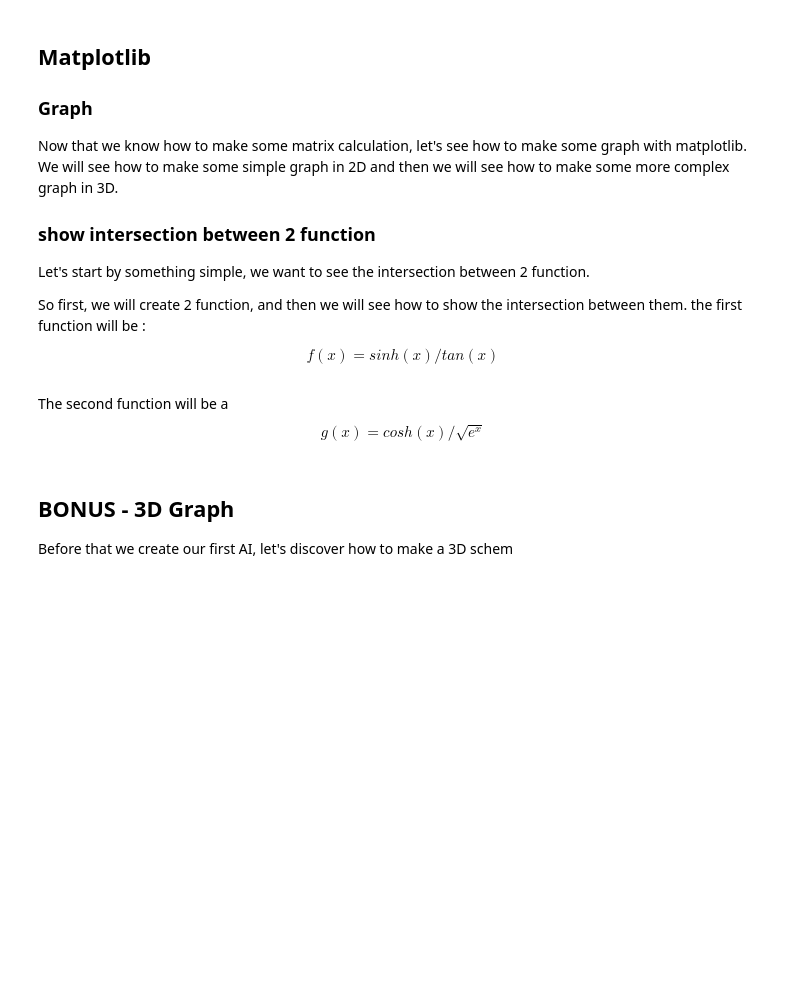
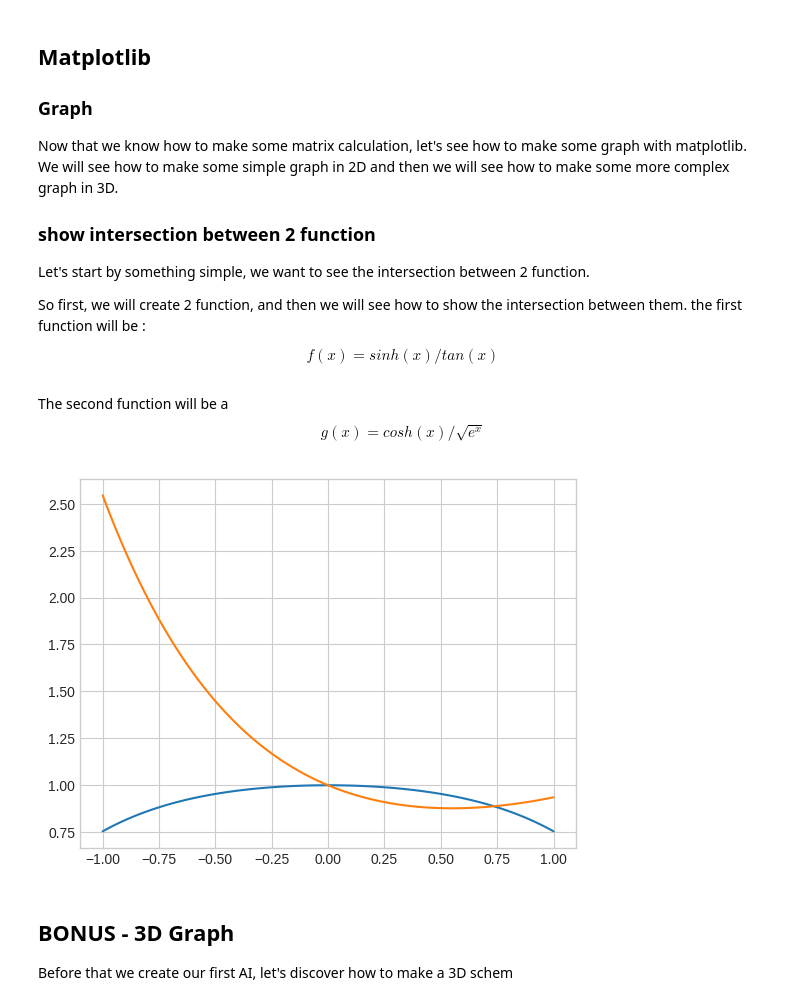
Before and after one commit to PoC-Community/day-01-Maxlam09, a Jupyter notebook: 2 - numpy_matplotlib/numpy_matplotlib.ipynb, the cells around one changed output. Cells and saved outputs as stored; diff of their text form; code cells hidden in the pictures; blank space fills up the shorter version.

```diff
--- a/2 - numpy_matplotlib/numpy_matplotlib.ipynb
+++ b/2 - numpy_matplotlib/numpy_matplotlib.ipynb
@@ -117,7 +120,7 @@ So first, we will create 2 function, and then we will see how to show the inters
    \end{equation*} $$
 # %%
 def f(x):
-    pass
+    return np.sinh(x)/np.tan(x)
 
 assert (f(1) == 0.7545880086758965 and f(2) == -1.6598600642614152), "No no no, try again"
 # %% [markdown]
@@ -126,18 +129,21 @@ The second function will be a $$ \begin{equation*}
    \end{equation*} $$
 # %%
 def g(x):
-    pass
+    return np.cosh(x)/np.sqrt(np.exp(x))
 
 assert (g(1) == 0.93592571542427898 and g(2) == 1.3840344484134546), "No no no, try again"
 # %%
 # Let's make a function that shows the intersection between 2 function
 
 def show_intersection(function1, function2, start, end):
     x = np.linspace(start, end, 100)
-    ...
+    plt.plot(x, function1(x), label='Function 1')
+    plt.plot(x, function2(x), label='Function 2')
     plt.show()
 
 show_intersection(f, g, -1, 1)
+# %% [output]
+[figure, added]
 # %% [markdown]
 ## BONUS - 3D Graph
 Before that we create our first AI, let's discover how to make a 3D schem
```
Also changed, not shown: parts of 4 cells of this notebook.
